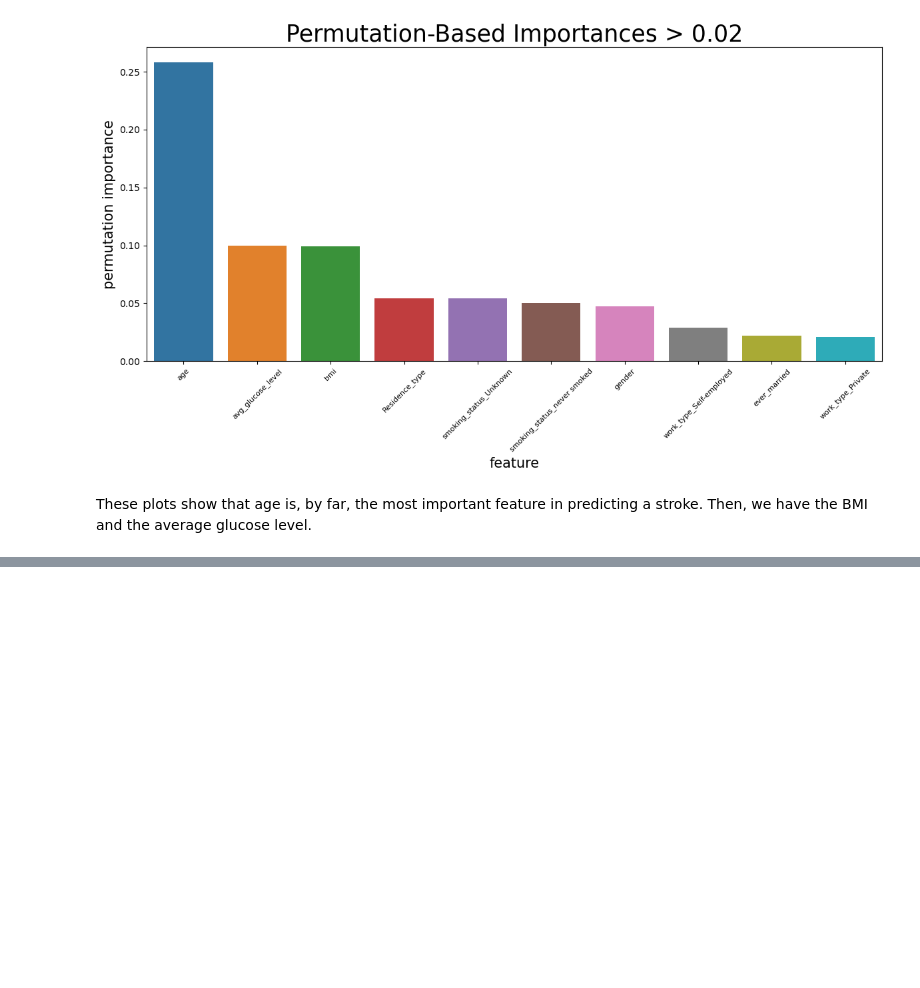
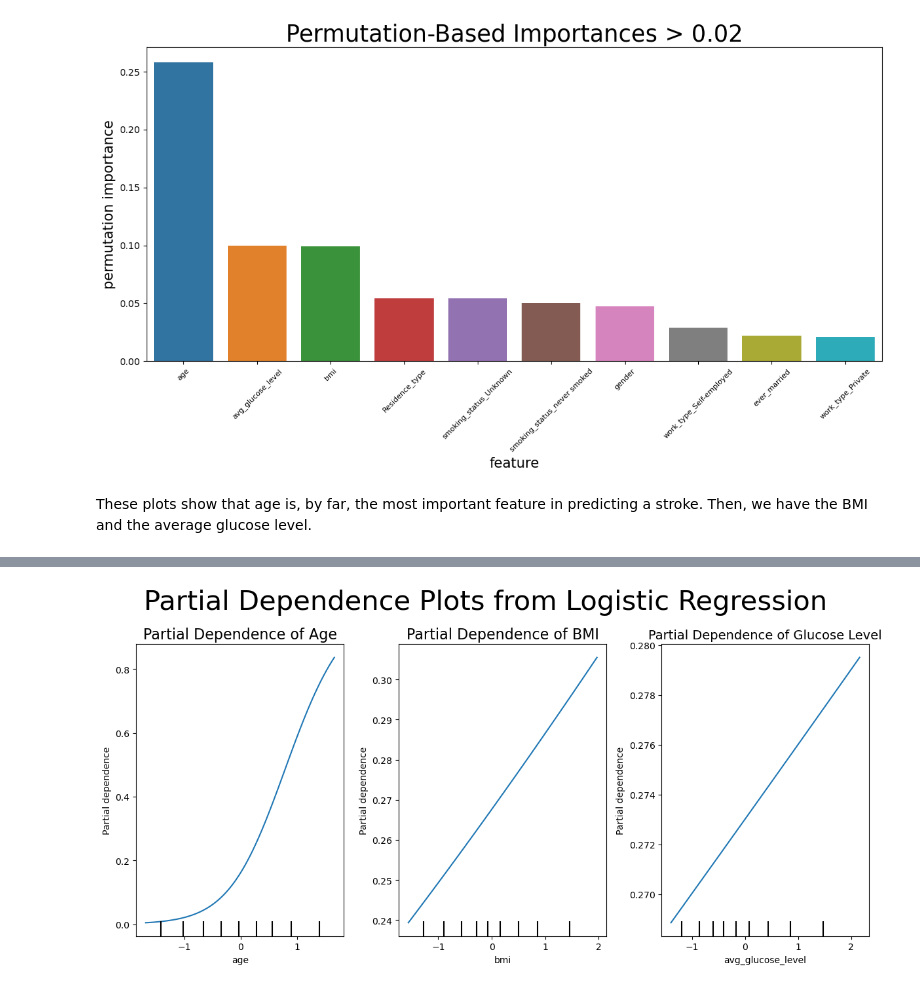
Before and after one commit to pjaiswalusf/Stroke-Prediction, a Jupyter notebook: StrokePrediction.ipynb, the cells around one changed output, grey strips where cells are left out. Cells and saved outputs as stored; diff of their text form; code cells hidden in the pictures; blank space fills up the shorter version.

```diff
--- a/StrokePrediction.ipynb
+++ b/StrokePrediction.ipynb
@@ -1116,0 +1164,17 @@ These plots show that age is, by far, the most important feature in predicting a
+# %%
+fig,(ax1,ax2,ax3) = plt.subplots(ncols=3, figsize=(12,6))
+
+ax1 = PartialDependenceDisplay.from_estimator(logreg_model, OHE_X_test, ['age'], ax=ax1)
+plt.title('Partial Dependence of Age', size=16)
+
+ax2 = PartialDependenceDisplay.from_estimator(logreg_model, OHE_X_test, ['bmi'], ax=ax2)
+plt.title('Partial Dependence of BMI', size=16)
+
+ax3 = PartialDependenceDisplay.from_estimator(logreg_model, OHE_X_test, ['avg_glucose_level'], ax=ax3)
+plt.title('Partial Dependence of Glucose Level', size=14)
+
+plt.suptitle('Partial Dependence Plots from Logistic Regression', size=30)
+
+plt.tight_layout()
+# %% [output]
+[figure, added]
```
Also changed, not shown: parts of 21 cells of this notebook.
